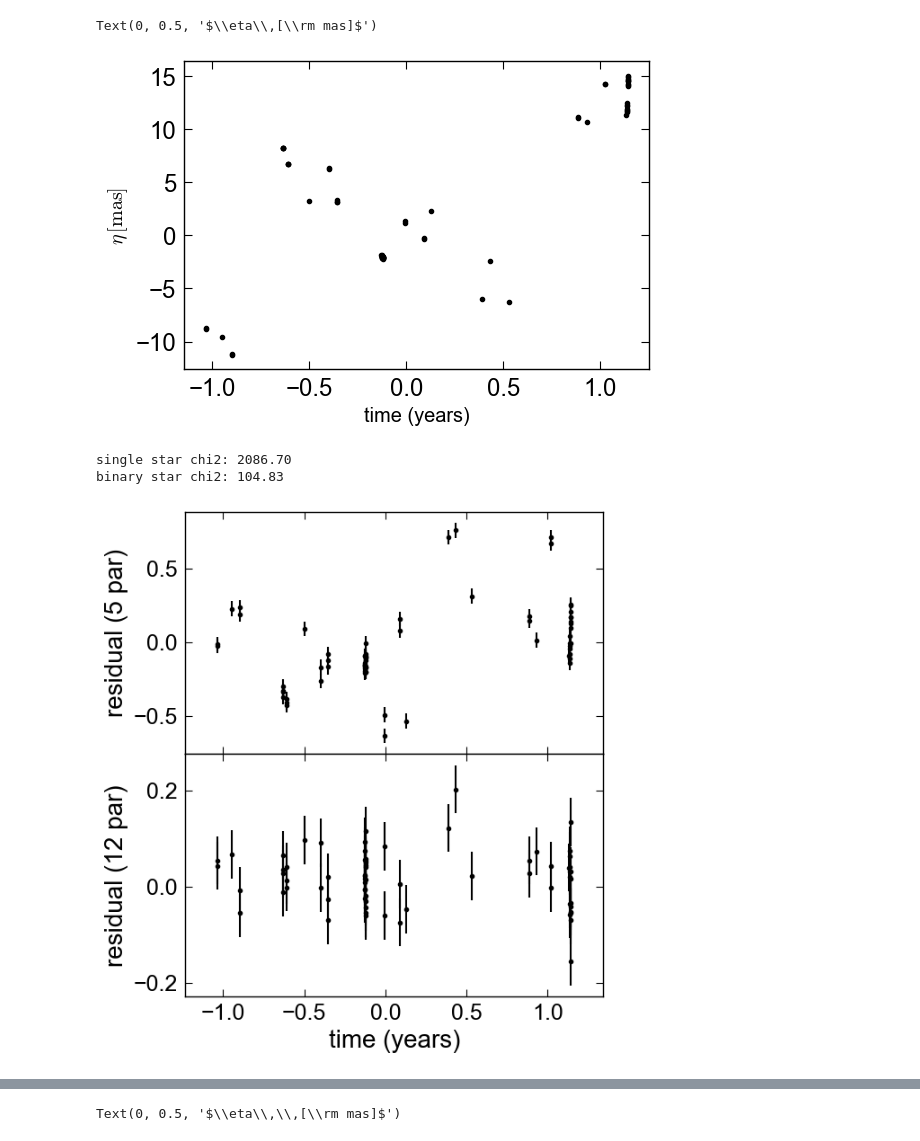
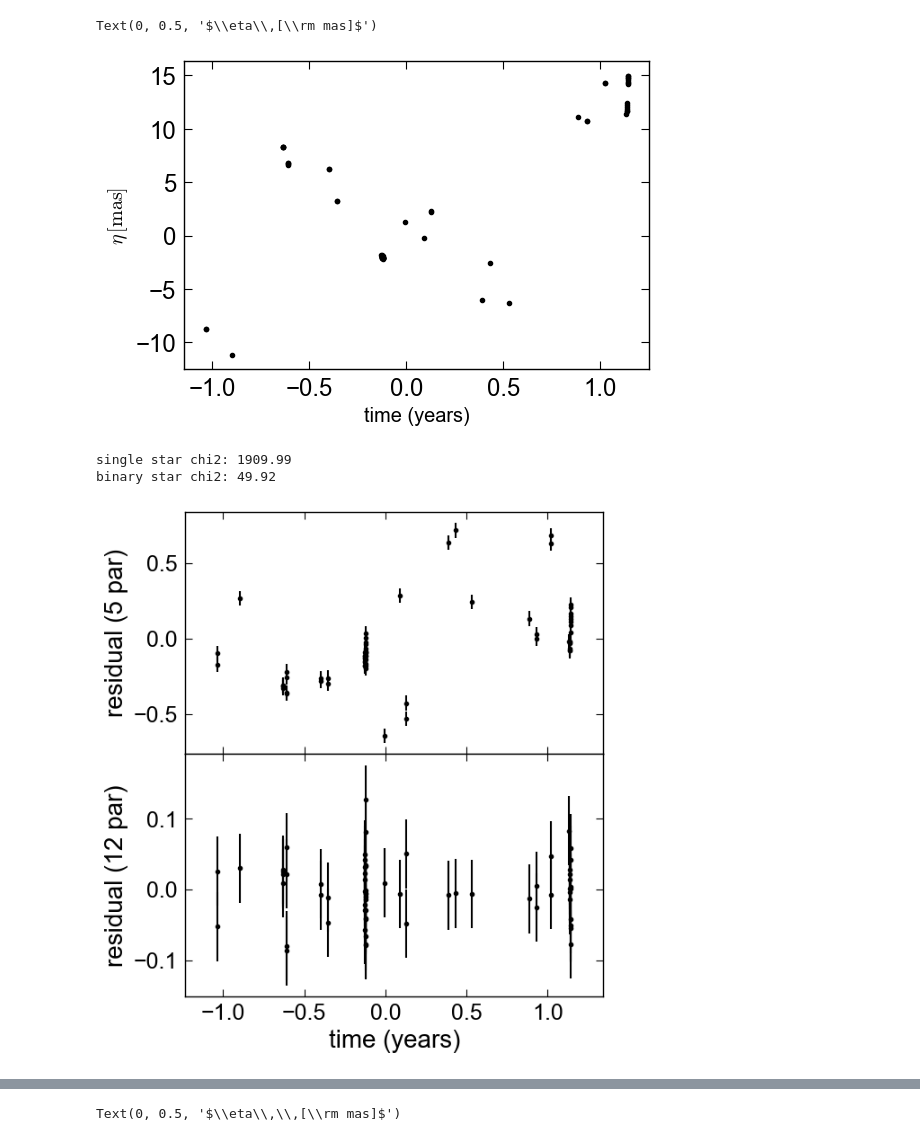
Before and after one commit to kareemelbadry/gaiamock, a Jupyter notebook: demo.ipynb, the cells around one changed output, grey strips where cells are left out. Drawn from its saved outputs; the diff is of its cells as text; code cells hidden in the pictures.

```diff
--- a/demo.ipynb
+++ b/demo.ipynb
@@ -13,7 +13,7 @@ c_funcs = gaiamock.read_in_C_functions()
 
 t_ast_yr, psi, plx_factor, ast_obs, ast_err = gaiamock.predict_astrometry_luminous_binary(ra = 21.2, dec=-16.4, parallax = 2.1,
                         pmra = -7.5, pmdec = 13.2, m1 = 0.9, m2 = 0.65, period = 900, Tp = 293, ecc = 0.3,
-                        omega = 2.0, inc = 1.5, w = 1.0, epoch_err_mas = 0.05, f = 0.2, data_release = 'dr3',
+                        omega = 2.0, inc = 1.5, w = 1.0, phot_g_mean_mag = 13.4, f = 0.2, data_release = 'dr3',
                         c_funcs = c_funcs)
 # %%
 plt.errorbar(t_ast_yr, ast_obs, yerr=ast_err, fmt='k.')
@@ -21,16 +21,16 @@ plt.xlabel('time (years)')
 plt.ylabel(r'$\eta\,[\rm mas]$')
 # %% [output]
 Text(0, 0.5, '$\\eta\\,[\\rm mas]$')
-[figure, old version]
+[figure, new version]
 # %%
 # try fitting the astrometry with a 5-parameter (single-star) model and plot the residuals.
 # also plot the residuals compared to the (known) true binary solution.
 
-gaiamock.plot_residuals(t_ast_yr, psi, plx_factor, ast_obs, ast_err, theta_array=[900, 293*2*np.pi/600, 0.3], c_funcs=c_funcs)
+gaiamock.plot_residuals(t_ast_yr, psi, plx_factor, ast_obs, ast_err, theta_array=[900, 293*2*np.pi/900, 0.3], c_funcs=c_funcs)
 # %% [output]
-single star chi2: 2086.70
-binary star chi2: 104.83
+single star chi2: 1909.99
+binary star chi2: 49.92
-[figure, old version]
+[figure, new version]
 # %%
 # now try running the full pipeline for the same parameters. That is, generate mock astrometry for a binary with
 # these parameters, and fit it with the cascade of astrometric models used in DR3. Stop when the first model is accepted.
```
Also changed, not shown: parts of 12 cells of this notebook, 3 other files.
